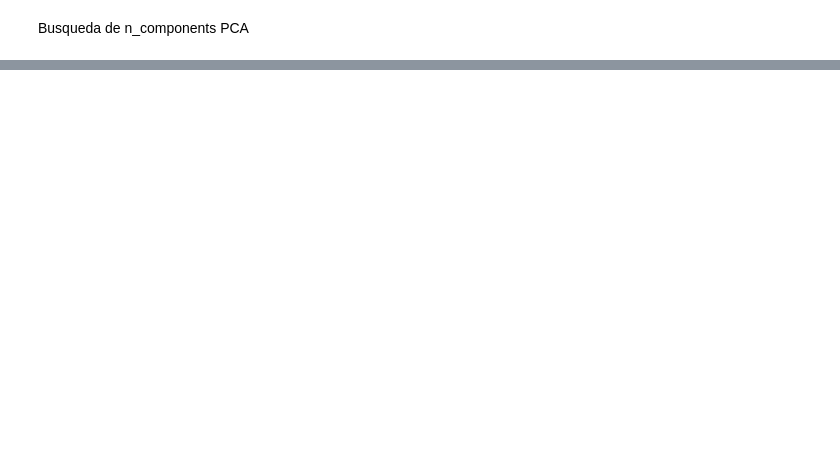
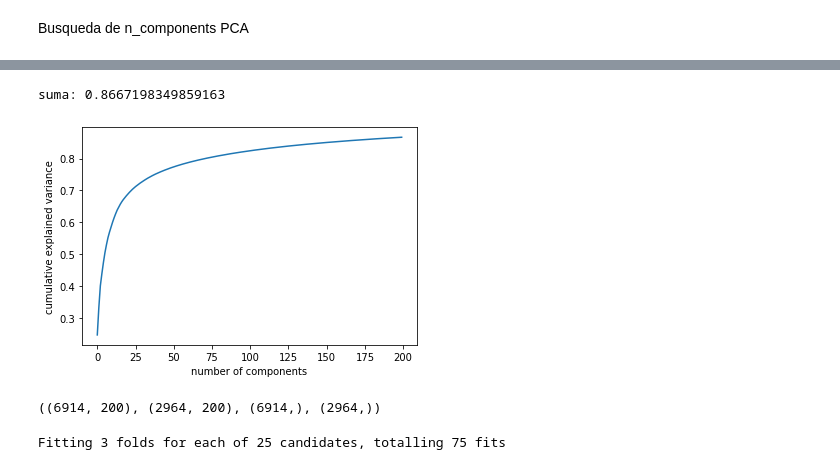
Before and after one commit to JALVARADORUIZ/TFM_UB, a Jupyter notebook: version_2.ipynb, the cells around one changed output, grey strips where cells are left out. Cells and saved outputs as stored; diff of their text form; code cells hidden in the pictures; blank space fills up the shorter version.

```diff
--- a/version_2.ipynb
+++ b/version_2.ipynb
@@ -77,3 +62,9 @@ NameError: ignored
+# %%
+with open('/content/drive/MyDrive/TFM_Máster BDDS/100_features.npy', 'wb') as f:
+    np.save(f, X)
+# %%
+with open('/content/drive/MyDrive/TFM_Máster BDDS/100_features.npy', 'rb') as f:
+    X= np.load(f)
 # %%
 df_variety = df['variety'].value_counts().rename_axis('variety').to_frame('counts')
 df_variety_selected = df_variety[:15]
@@ -127,0 +118,20 @@ NameError: ignored
+# %%
+#Instanciamos objeto PCA y aplicamos
+pca=PCA(n_components=200)
+pca.fit(X_scaled) # obtener los componentes principales
+X_pca=pca.transform(X_scaled) # convertimos nuestros datos con las nuevas dimensiones de PCA
+
+#print("shape of X_pca", X_pca.shape)
+expl = pca.explained_variance_ratio_
+#print(expl)
+print('suma:',sum(expl[0:200]))
+
+
+#graficamos el acumulado de varianza explicada en las nuevas dimensiones
+plt.plot(np.cumsum(pca.explained_variance_ratio_))
+plt.xlabel('number of components')
+plt.ylabel('cumulative explained variance')
+plt.show()
+# %% [output]
+suma: 0.8667198349859163
+[figure, added]
@@ -127,0 +140,4 @@ NameError: ignored
+# %%
+X_train.shape, X_test.shape, y_train.shape, y_test.shape
+# %% [output]
+((6914, 200), (2964, 200), (6914,), (2964,))
@@ -127,0 +161,4 @@ NameError: ignored
+# %%
+model_svc = gs_svc.fit(X_train, y_train)
+# %% [output]
+Fitting 3 folds for each of 25 candidates, totalling 75 fits
```
Also changed, not shown: parts of 27 cells of this notebook.
